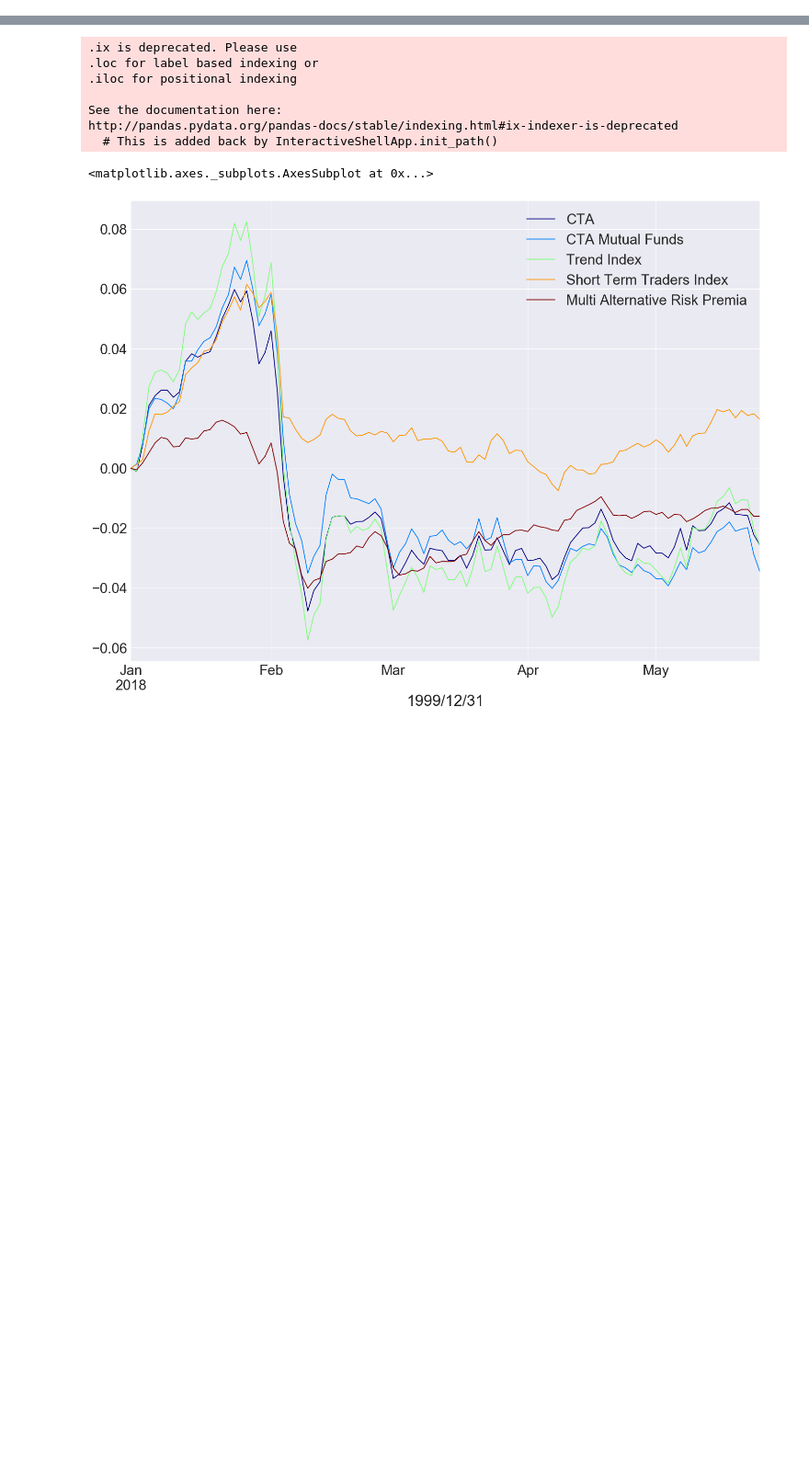
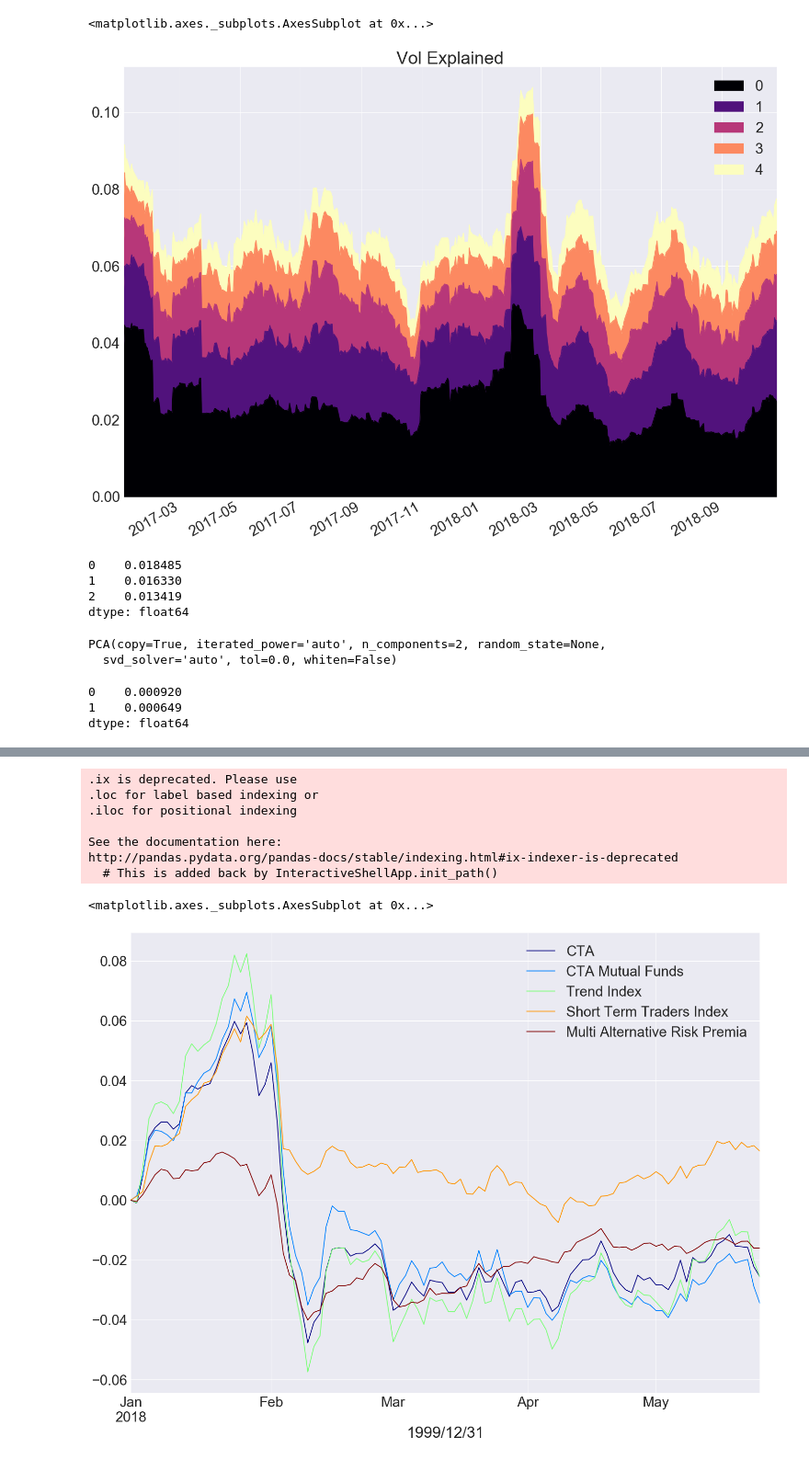
Before and after one commit to mrefermat/aws_fin_data, a Jupyter notebook: YTD Macro Overview.ipynb, the cells around one changed output, grey strips where cells are left out. Shown at 92% size. Drawn from its saved outputs; the diff is of its cells as text; code cells hidden in the pictures; blank space fills up the shorter version.

Commit message:
New variance expained

```diff
--- a/YTD Macro Overview.ipynb
+++ b/YTD Macro Overview.ipynb
@@ -8,3 +10,50 @@ token='QWe8iSbyAFzRuod2aroM'
 import pylab
 sns.set(font_scale=3)
 pylab.rcParams['figure.figsize'] = (24, 18)
+# %%
+mkts={'SP 500':'CHRIS/CME_SP1',
+	  'Natural Gas':'CHRIS/CME_NG1',
+      #'US 10Y':'CHRIS/CME_TY1',
+      'Crude Oil':'CHRIS/CME_CL1',
+      'Eurostoxx 50':'CHRIS/EUREX_FESX1',
+      'Dollar Index':'CHRIS/ICE_DX1',
+      #'Wheat':'CHRIS/CME_W7',
+      'Corn':'CHRIS/CME_C1',
+      'Dax':'CHRIS/EUREX_FDAX1',
+      'FTSE100':'CHRIS/LIFFE_Z1',
+      'Eurodollar':'CHRIS/CME_ED1',
+      'Euro':'CHRIS/CME_EC1',
+      'GBP':'CHRIS/CME_BP1',
+      'Gold':'CHRIS/CME_EC1'
+
+      }
+# %%
+data_index=pd.DataFrame()
+for m in mkts.keys():
+    try:
+        data_index[m]=quandl.get(mkts[m],authtoken=token).Last
+    except:
+        data_index[m]=quandl.get(mkts[m],authtoken=token).Settle
+data_pct=data_index.dropna().pct_change()
+# %%
+data=data_pct.dropna()
+number=data.count().iloc[1]
+# %%
+window=20
+results=pd.DataFrame()
+for i in range(window+1,number):
+    pca = PCA(n_components=5)
+    pca.fit(data[i-window:i])
+    results[data.iloc[i].name]=pd.Series(pca.explained_variance_)**.5
+# %%
+results.T['2017':].plot(kind='area',colormap='magma',title='Vol Explained')
+# %% [output]
+<matplotlib.axes._subplots.AxesSubplot at 0x...>
+[figure, added]
+# %%
+pd.Series(pca.explained_variance_)
+# %% [output]
+0    0.018485
+1    0.016330
+2    0.013419
+dtype: float64
@@ -10,0 +62,12 @@ pylab.rcParams['figure.figsize'] = (24, 18)
+# %%
+pca = PCA(n_components=2)
+pca.fit(data[345:445])
+# %% [output]
+PCA(copy=True, iterated_power='auto', n_components=2, random_state=None,
+  svd_solver='auto', tol=0.0, whiten=False)
+# %%
+results[data.iloc[345].name]=pd.Series(pca.explained_variance_)
+# %% [output]
+0    0.000920
+1    0.000649
+dtype: float64
```
Also changed, not shown: parts of 5 cells of this notebook, 2 other files.
